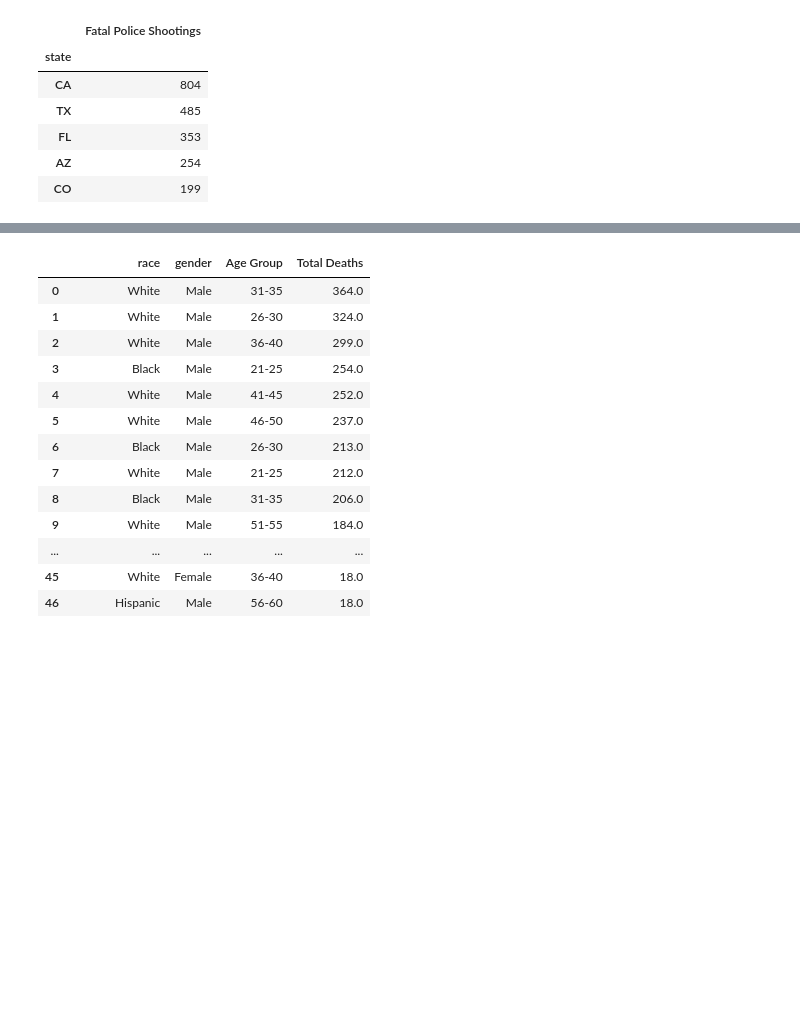
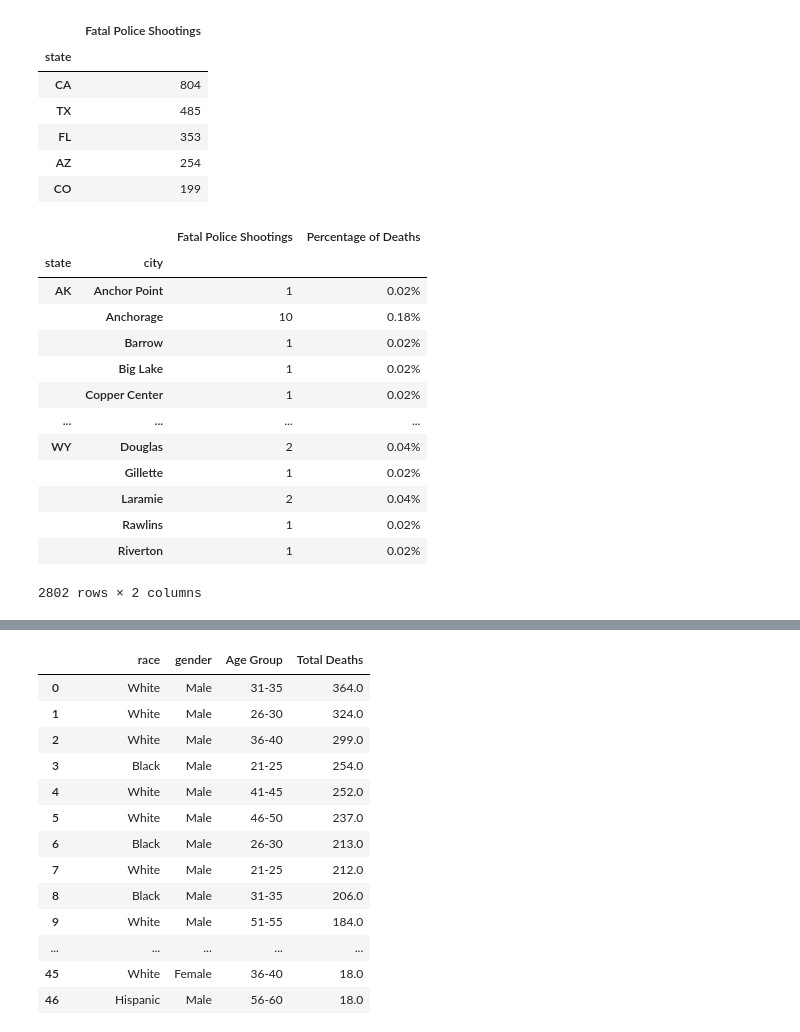
Before and after one commit to szerpa17/fatal-police-shootings, a Jupyter notebook: Brynn_demographic_data_exploration.ipynb, the cells around one changed output, grey strips where cells are left out. Cells and saved outputs as stored; diff of their text form; code cells hidden in the pictures; blank space fills up the shorter version.

Commit message:
City & State data exploration

```diff
--- a/Brynn_demographic_data_exploration.ipynb
+++ b/Brynn_demographic_data_exploration.ipynb
@@ -341,3 +341,28 @@ state_dc.head(5)
 | FL | 353 |
 | AZ | 254 |
 | CO | 199 |
+# %%
+# Calculate percent of deaths per City
+city_state_dc["Percentage of Deaths"]= (city_state_dc["Fatal Police Shootings"]/total_deaths) * 100
+
+# Clean/format
+
+city_state_dc["Percentage of Deaths"] = city_state_dc["Percentage of Deaths"].map('{0:,.2f}%'.format)
+
+# Display
+city_state_dc
+# %% [output]
+|  |  | Fatal Police Shootings | Percentage of Deaths |
+| state | city |  |  |
+| AK | Anchor Point | 1 | 0.02% |
+|  | Anchorage | 10 | 0.18% |
+|  | Barrow | 1 | 0.02% |
+|  | Big Lake | 1 | 0.02% |
+|  | Copper Center | 1 | 0.02% |
+| ... | ... | ... | ... |
+| WY | Douglas | 2 | 0.04% |
+|  | Gillette | 1 | 0.02% |
+|  | Laramie | 2 | 0.04% |
+|  | Rawlins | 1 | 0.02% |
+|  | Riverton | 1 | 0.02% |
+2802 rows × 2 columns
```
Also changed, not shown: parts of 2 cells of this notebook.
